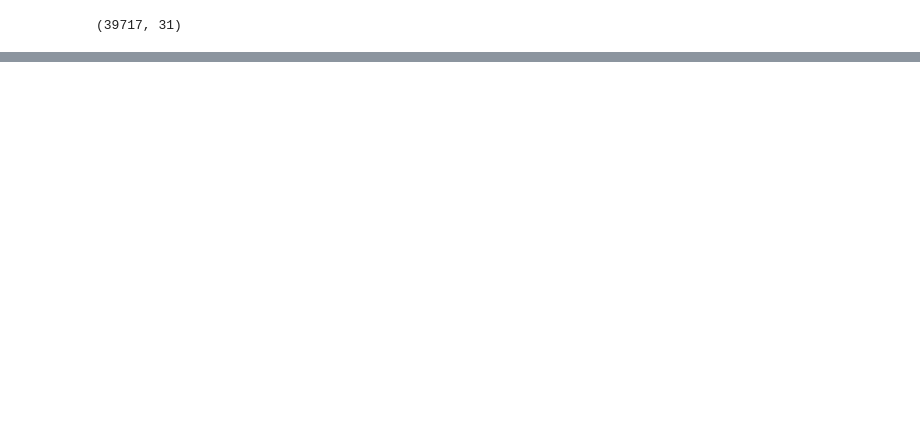
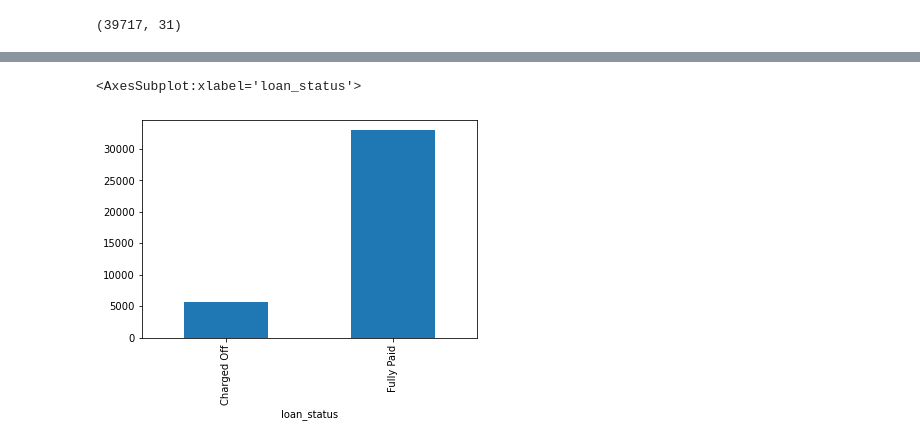
Before and after one commit to nltr2/LendingClubCaseStudy, a Jupyter notebook: Nishant_Awasthi.ipynb, the cells around one changed output, grey strips where cells are left out. Cells and saved outputs as stored; diff of their text form; code cells hidden in the pictures; blank space fills up the shorter version.

```diff
--- a/Nishant_Awasthi.ipynb
+++ b/Nishant_Awasthi.ipynb
@@ -76,0 +159,7 @@ loan_data.describe()
+# %%
+## checking bar plot for loan_status
+loan_status_grp= loan_data.groupby('loan_status')['loan_status'].count()
+loan_status_grp.plot.bar()
+# %% [output]
+<AxesSubplot:xlabel='loan_status'>
+[figure, added]
```
Also changed, not shown: parts of 21 cells of this notebook.
